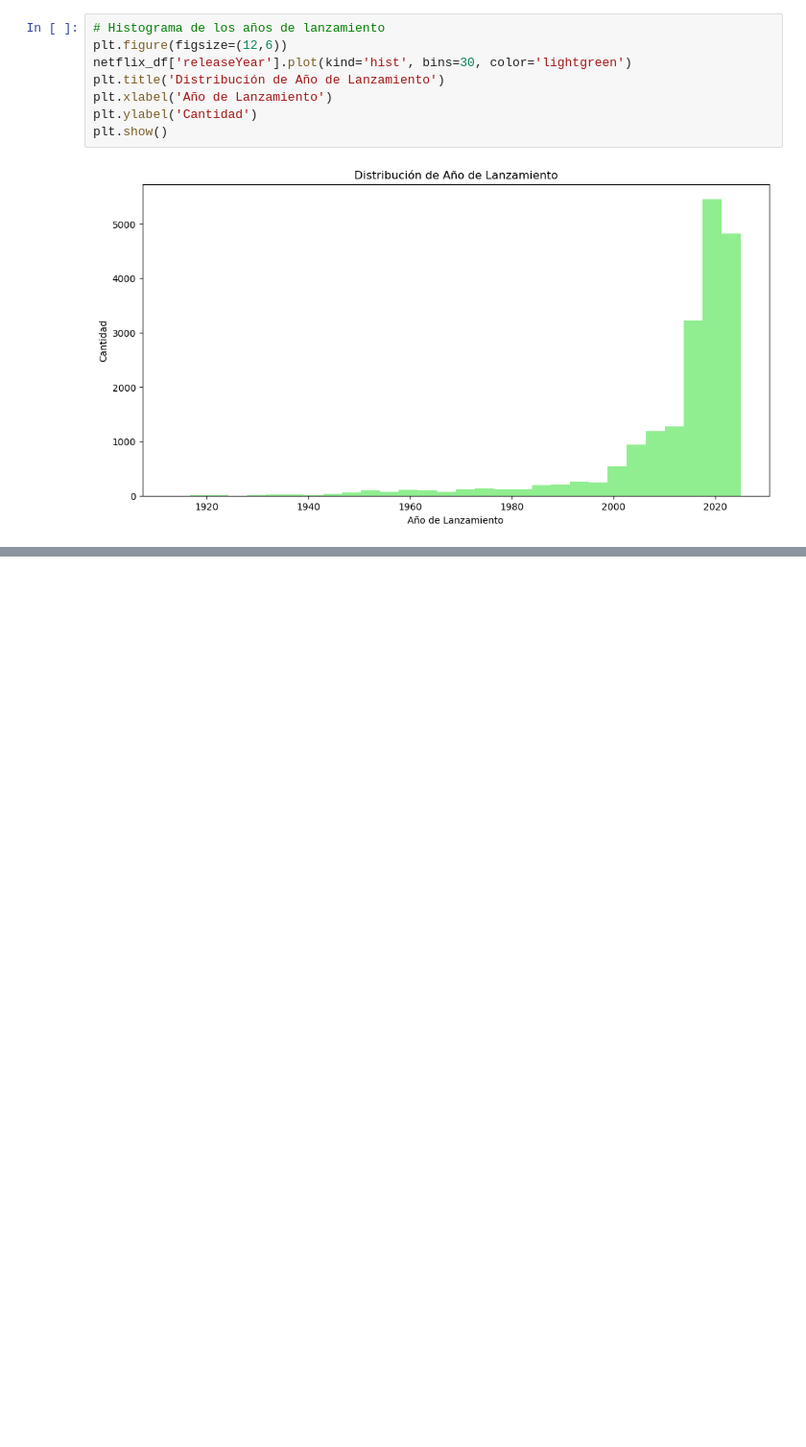
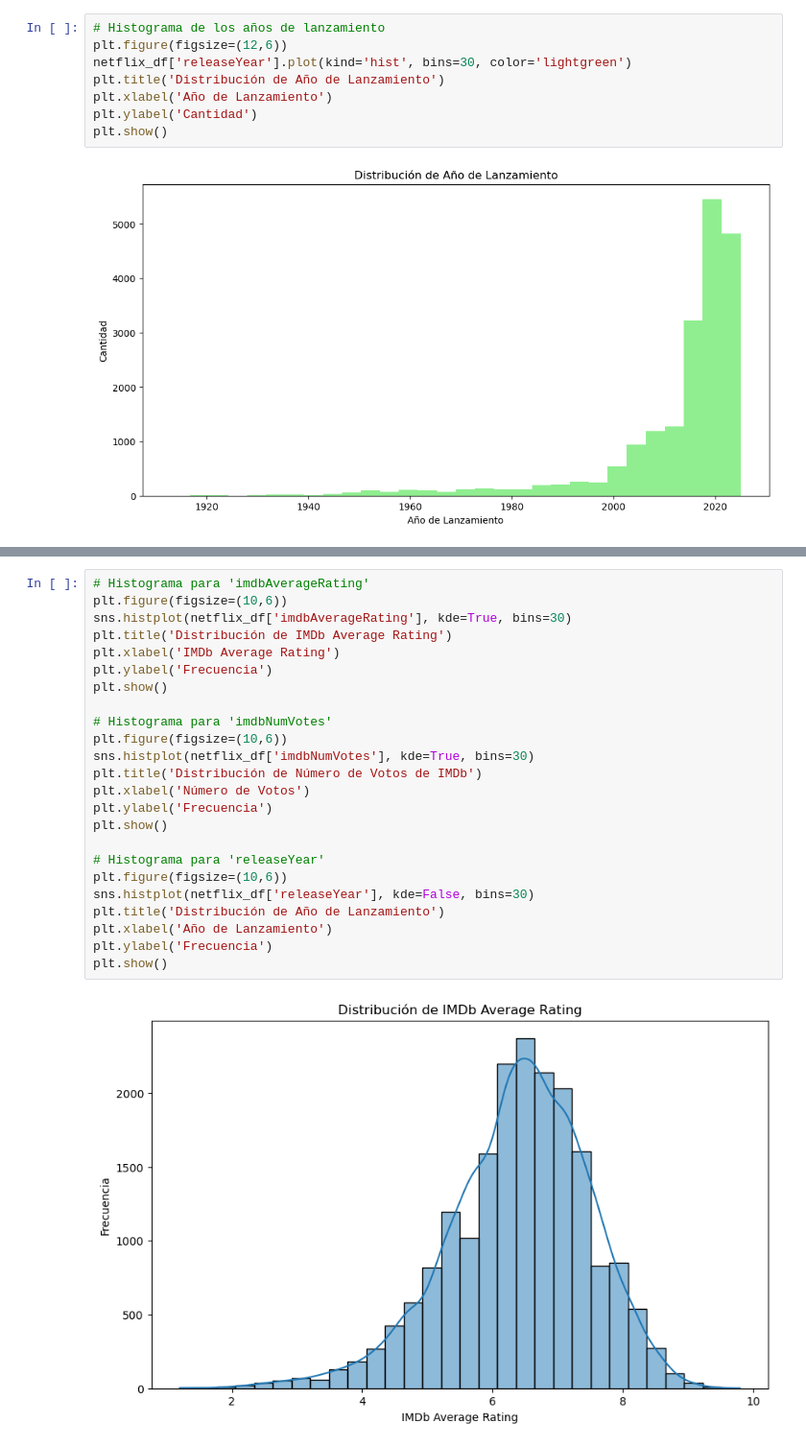
Before and after one commit to ferrpm/netflix-recommender, a Jupyter notebook: movie_series_recommender.ipynb, the cells around one changed output, grey strips where cells are left out. Shown at 96% size. Saved outputs shown, nothing was run; the diff lists cells and outputs as text; blank space fills up the shorter version.

```diff
--- a/movie_series_recommender.ipynb
+++ b/movie_series_recommender.ipynb
@@ -168,0 +179,26 @@ plt.show()
+# %%
+# Histograma para 'imdbAverageRating'
+plt.figure(figsize=(10,6))
+sns.histplot(netflix_df['imdbAverageRating'], kde=True, bins=30)
+plt.title('Distribución de IMDb Average Rating')
+plt.xlabel('IMDb Average Rating')
+plt.ylabel('Frecuencia')
+plt.show()
+
+# Histograma para 'imdbNumVotes'
+plt.figure(figsize=(10,6))
+sns.histplot(netflix_df['imdbNumVotes'], kde=True, bins=30)
+plt.title('Distribución de Número de Votos de IMDb')
+plt.xlabel('Número de Votos')
+plt.ylabel('Frecuencia')
+plt.show()
+
+# Histograma para 'releaseYear'
+plt.figure(figsize=(10,6))
+sns.histplot(netflix_df['releaseYear'], kde=False, bins=30)
+plt.title('Distribución de Año de Lanzamiento')
+plt.xlabel('Año de Lanzamiento')
+plt.ylabel('Frecuencia')
+plt.show()
+# %% [output]
+[figure, added]
```
Also changed, not shown: parts of 5 cells of this notebook.
